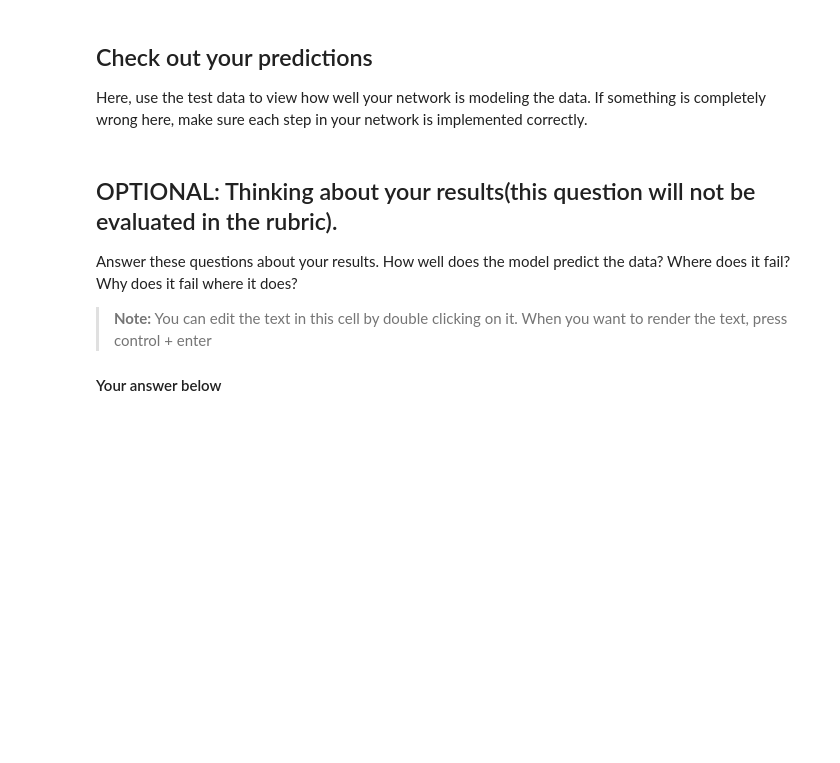
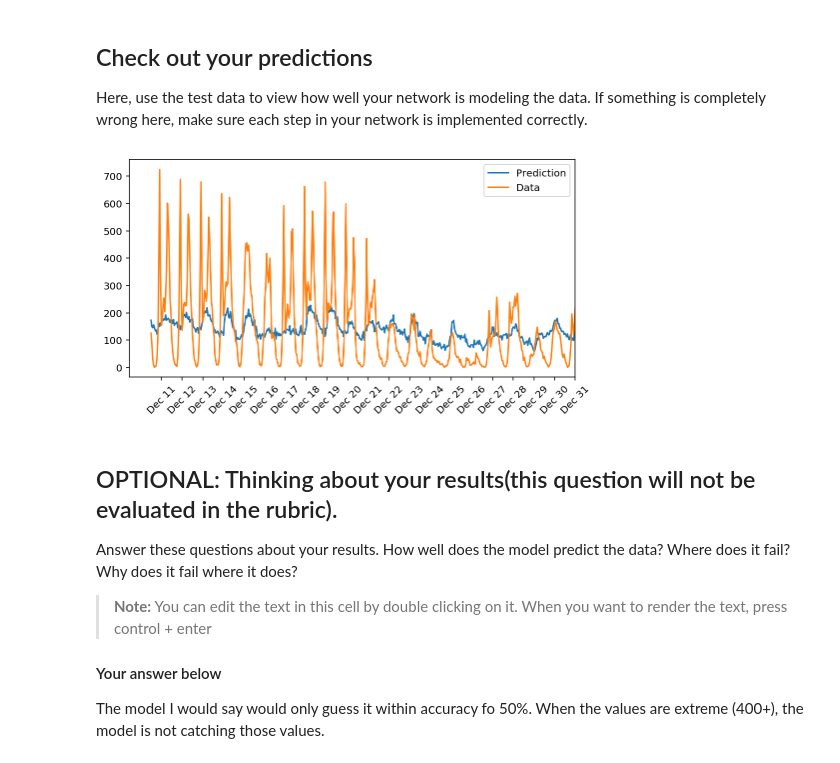
Before and after one commit to jsinghvi/deep-learning-master, a Jupyter notebook: first-neural-network/Your_first_neural_network.ipynb, the cells around one changed output. Cells and saved outputs as stored; diff of their text form; code cells hidden in the pictures; blank space fills up the shorter version.

```diff
--- a/first-neural-network/Your_first_neural_network.ipynb
+++ b/first-neural-network/Your_first_neural_network.ipynb
@@ -350,17 +324,19 @@ Here, use the test data to view how well your network is modeling the data. If s
 # %%
 fig, ax = plt.subplots(figsize=(8,4))
 
 mean, std = scaled_features['cnt']
 predictions = network.run(test_features).T*std + mean
 ax.plot(predictions[0], label='Prediction')
 ax.plot((test_targets['cnt']*std + mean).values, label='Data')
 ax.set_xlim(right=len(predictions))
 ax.legend()
 
-dates = pd.to_datetime(rides.ix[test_data.index]['dteday'])
+dates = pd.to_datetime(rides.loc[test_data.index]['dteday'])
 dates = dates.apply(lambda d: d.strftime('%b %d'))
 ax.set_xticks(np.arange(len(dates))[12::24])
 _ = ax.set_xticklabels(dates[12::24], rotation=45)
+# %% [output]
+[figure, added]
 # %% [markdown]
 ## OPTIONAL: Thinking about your results(this question will not be evaluated in the rubric).
 
@@ -369,3 +345,5 @@ Answer these questions about your results. How well does the model predict the d
 > **Note:** You can edit the text in this cell by double clicking on it. When you want to render the text, press control + enter
 
 #### Your answer below
+
+The model I would say would only guess it within accuracy fo 50%.  When the values are extreme (400+), the model is not catching those values.
```
Also changed, not shown: parts of 4 cells of this notebook.
